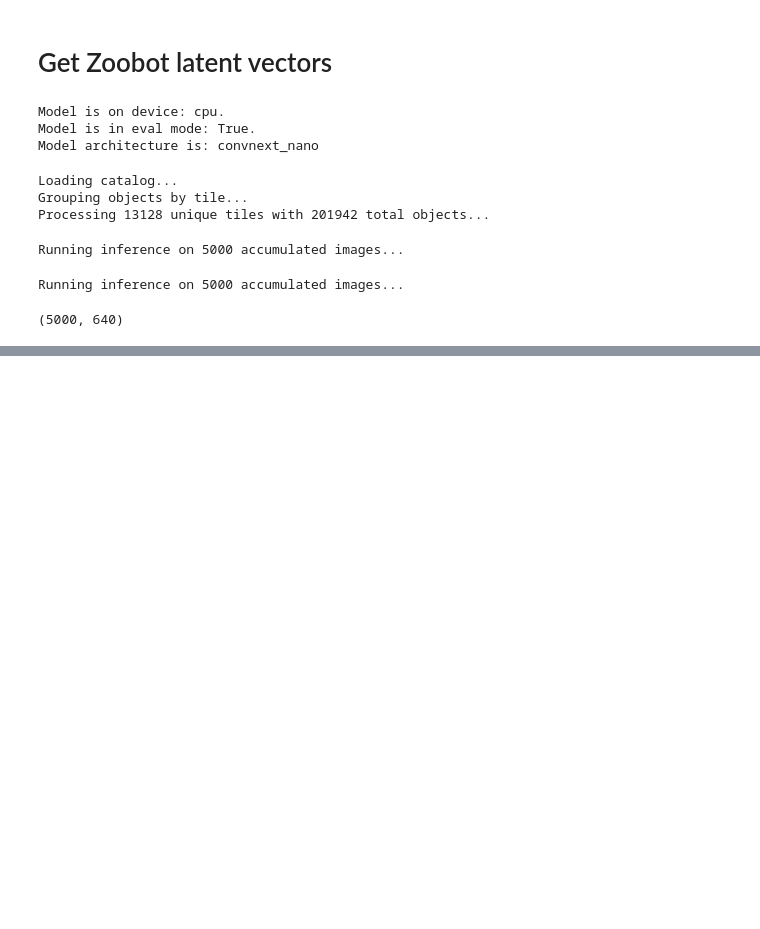
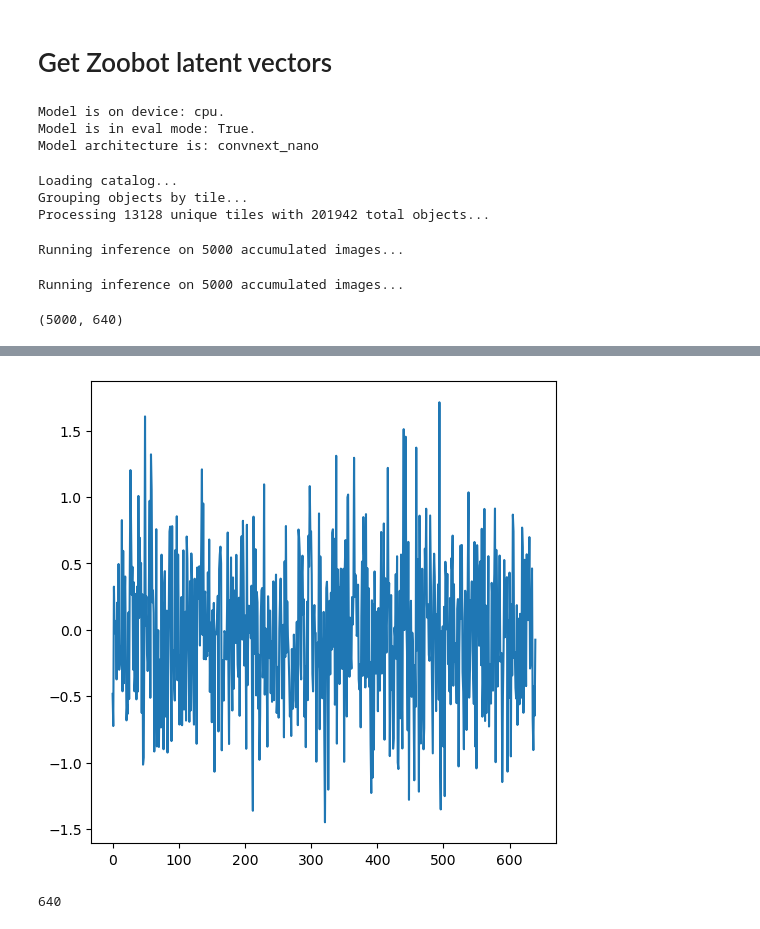
Before and after one commit to heesters-nick/DwarForge, a Jupyter notebook: notebooks/desi_unions_crossmatch.ipynb, the cells around one changed output, grey strips where cells are left out. Drawn from its saved outputs; the diff is of its cells as text; code cells hidden in the pictures; blank space fills up the shorter version.

```diff
--- a/notebooks/desi_unions_crossmatch.ipynb
+++ b/notebooks/desi_unions_crossmatch.ipynb
@@ -1269,0 +1289,11 @@ plot_cutout(cutout)
+# %%
+plt.figure(figsize=(6,6))
+x = np.arange(test_output.shape[1])
+plt.plot(x, test_output_no_synth.flatten())
+plt.show()
+# %% [output]
+[figure, added]
+# %%
+test_output.shape[1]
+# %% [output]
+640
```
Also changed, not shown: parts of 7 cells of this notebook, 16 other files.
